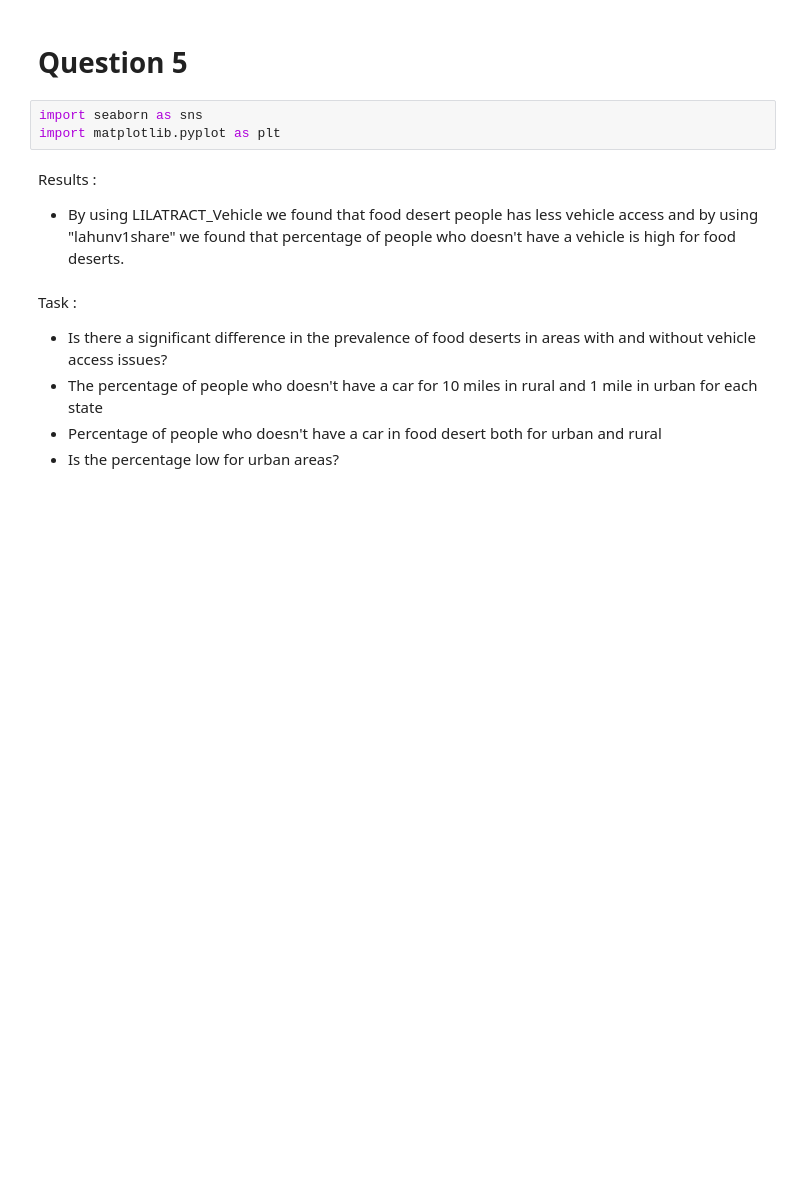
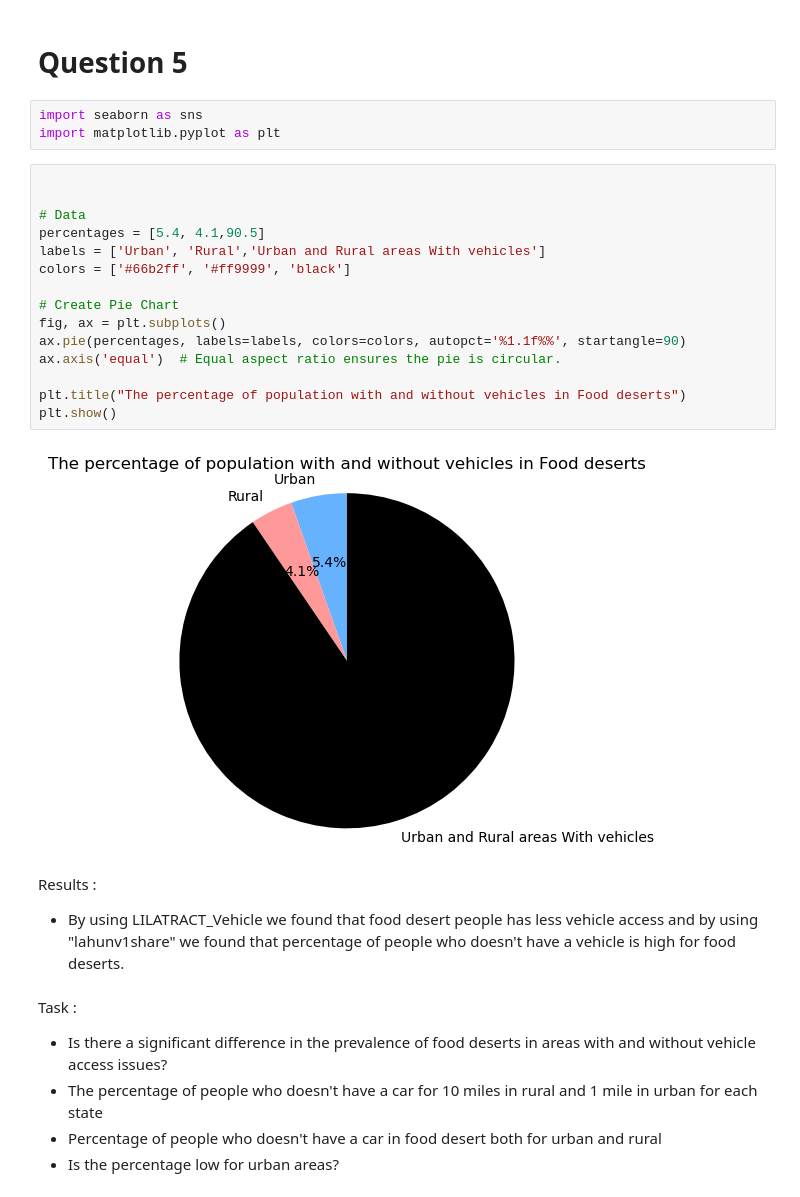
Before and after one commit to Keerthana0620/DATS6101-Intro-to-DataScience-Project1, a Jupyter notebook: EDA.ipynb, the cells around one changed output. Saved outputs shown, nothing was run; the diff lists cells and outputs as text; blank space fills up the shorter version.

```diff
--- a/EDA.ipynb
+++ b/EDA.ipynb
@@ -797,6 +543,23 @@ county_pov_nm["PovertyRate"].corr(county_food_deserts_nm["food_desert_rate"])
 # %%
 import seaborn as sns
 import matplotlib.pyplot as plt
+# %%
+
+
+# Data
+percentages = [5.4, 4.1,90.5]
+labels = ['Urban', 'Rural','Urban and Rural areas With vehicles']
+colors = ['#66b2ff', '#ff9999', 'black']
+
+# Create Pie Chart
+fig, ax = plt.subplots()
+ax.pie(percentages, labels=labels, colors=colors, autopct='%1.1f%%', startangle=90)
+ax.axis('equal')  # Equal aspect ratio ensures the pie is circular.
+
+plt.title("The percentage of population with and without vehicles in Food deserts")
+plt.show()
+# %% [output]
+[figure, added]
 # %% [markdown]
 Results :
 * By using LILATRACT_Vehicle we found that food desert people has less vehicle access and by using "lahunv1share" we found that percentage of people who doesn't have a vehicle is high for food deserts.
```
Also changed, not shown: parts of 76 cells of this notebook, 14 other files.
